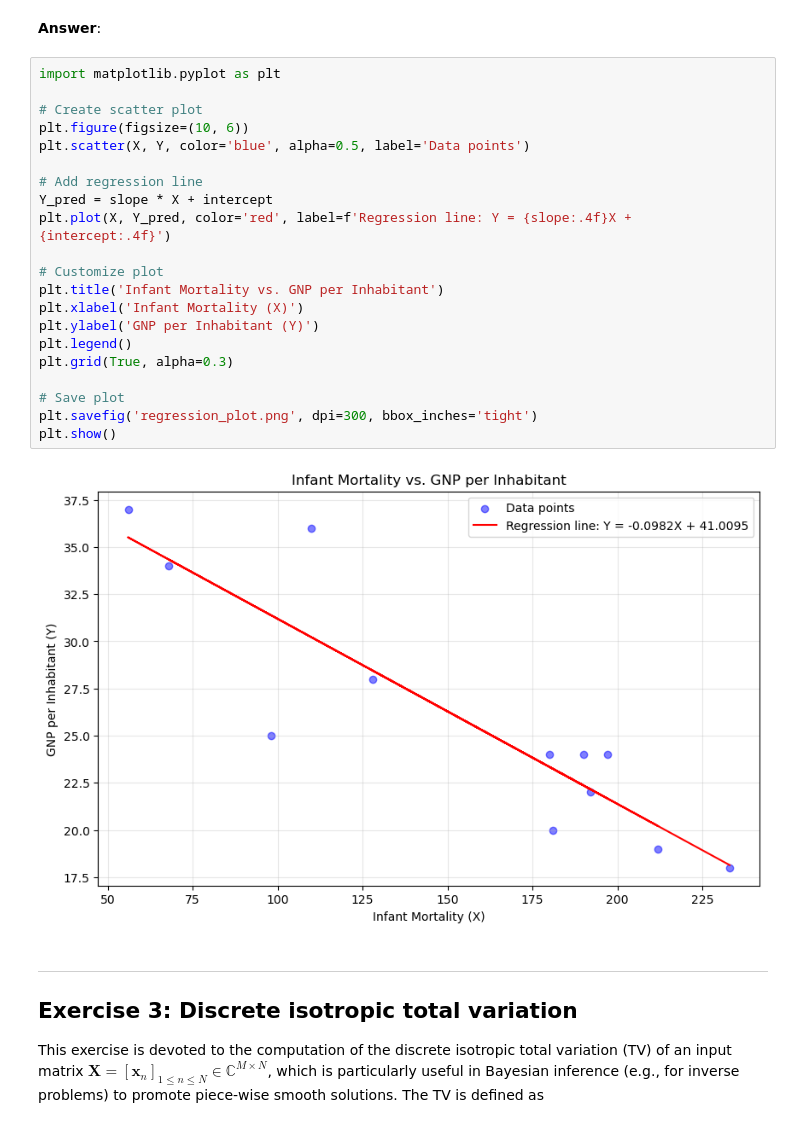
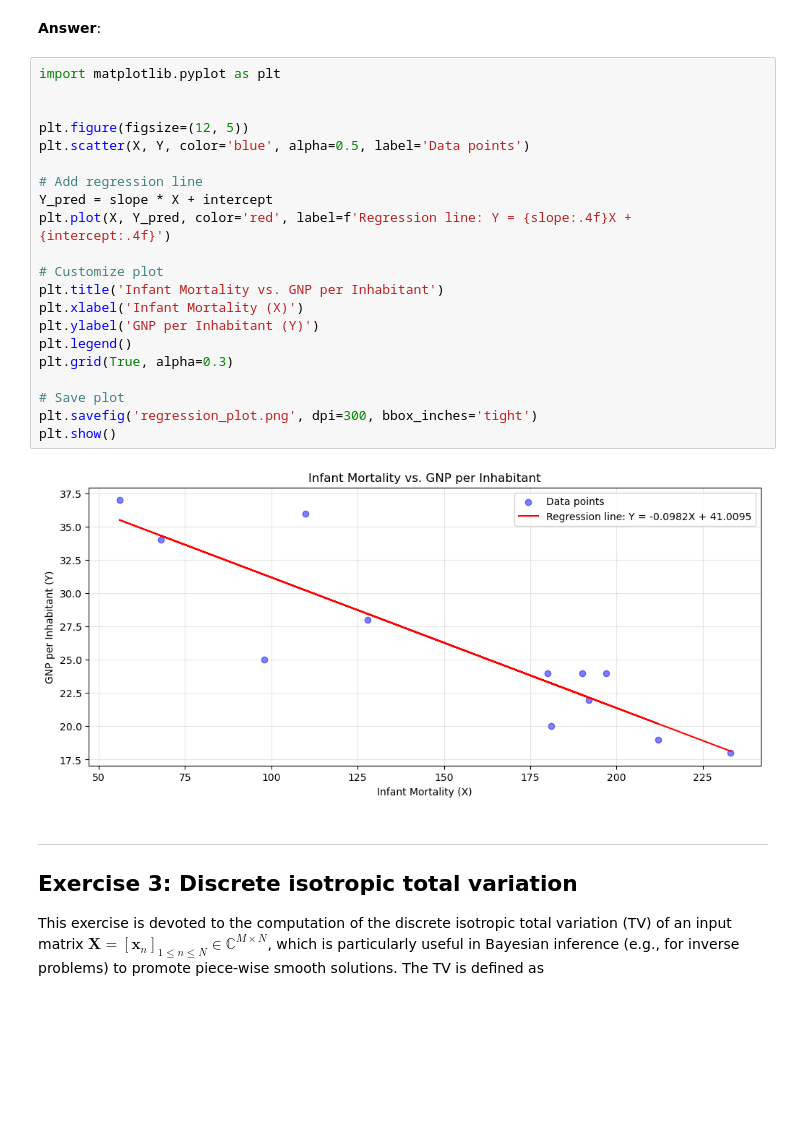
Before and after one commit to antoineamiel/python_sdia, a Jupyter notebook: Labs/Lab2/lab2.ipynb, the cells around one changed output. Saved outputs shown, nothing was run; the diff lists cells and outputs as text; blank space fills up the shorter version.

```diff
--- a/Labs/Lab2/lab2.ipynb
+++ b/Labs/Lab2/lab2.ipynb
@@ -260,26 +240,26 @@ Regression line equation: Y = -0.0982X + 41.0095
 # %%
 import matplotlib.pyplot as plt
 
-# Create scatter plot
-plt.figure(figsize=(10, 6))
+
+plt.figure(figsize=(12, 5))
 plt.scatter(X, Y, color='blue', alpha=0.5, label='Data points')
 
 # Add regression line
 Y_pred = slope * X + intercept
 plt.plot(X, Y_pred, color='red', label=f'Regression line: Y = {slope:.4f}X + {intercept:.4f}')
 
 # Customize plot
 plt.title('Infant Mortality vs. GNP per Inhabitant')
 plt.xlabel('Infant Mortality (X)')
 plt.ylabel('GNP per Inhabitant (Y)')
 plt.legend()
 plt.grid(True, alpha=0.3)
 
 # Save plot
 plt.savefig('regression_plot.png', dpi=300, bbox_inches='tight')
 plt.show()
 # %% [output]
-[figure, old version]
+[figure, new version]
 # %% [markdown]
 ---
 ## <a name="ex3">Exercise 3: Discrete isotropic total variation</a>
```
Also changed, not shown: parts of 11 cells of this notebook, 3 other files.
